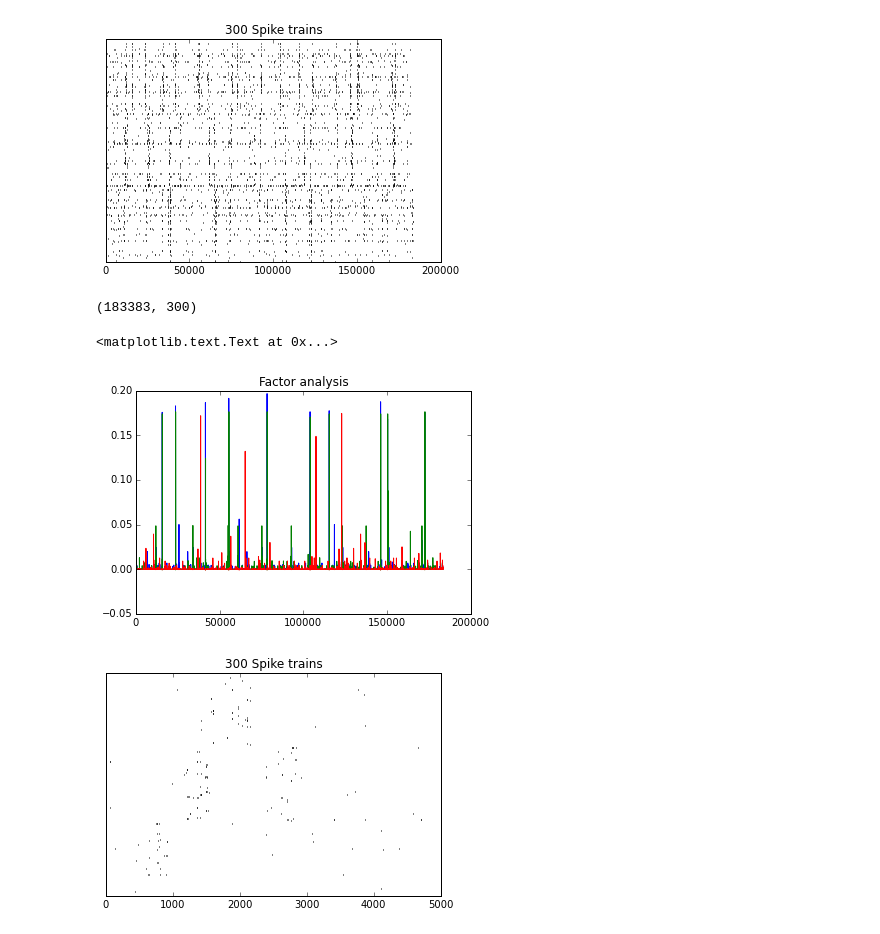
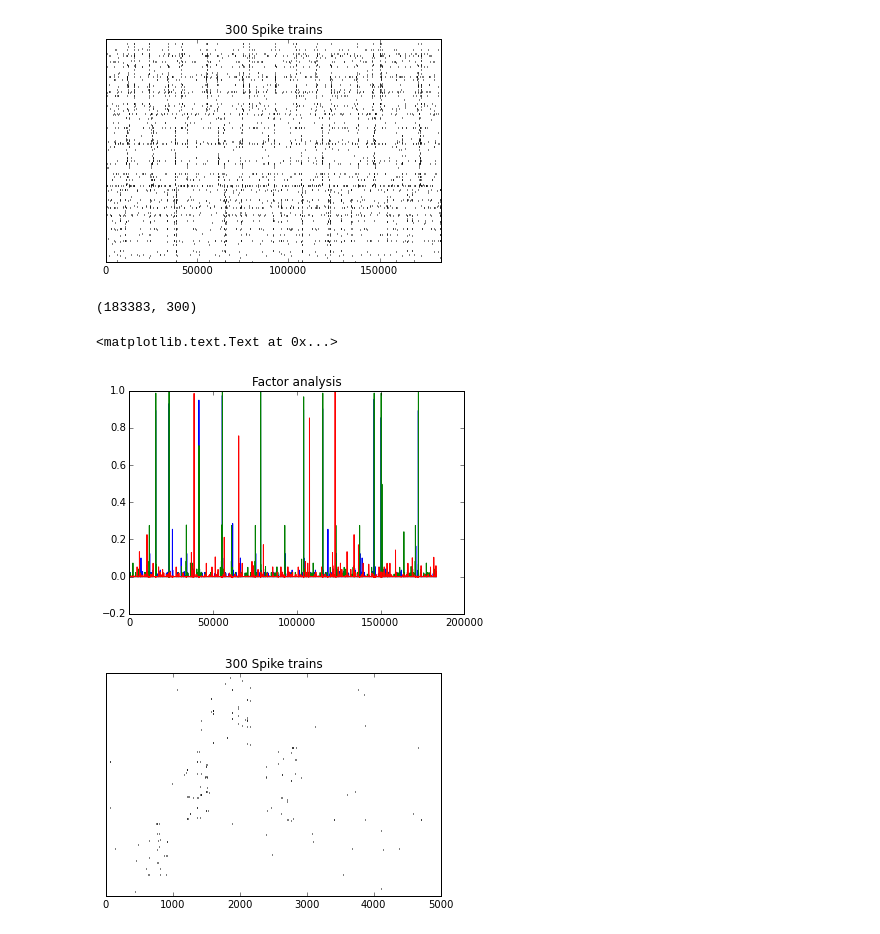
Before and after one commit to catniplab/vlgp, a Jupyter notebook: Giancarlo.ipynb, the cells around one changed output. Drawn from its saved outputs; the diff is of its cells as text; code cells hidden in the pictures.

```diff
--- a/Giancarlo.ipynb
+++ b/Giancarlo.ipynb
@@ -25,14 +31,15 @@ y = matfile['x'][:, 50:]
 # %%
 T, N = y.shape
 figure()
+xlim(0, T)
 ylim(0, N)
 for n in range(N):
     vlines(np.arange(T)[y[:, n] > 0], n, n + 1, color='black')
 title('{} Spike trains'.format(N))
 yticks([])
 gca().invert_yaxis()
 # %% [output]
-[figure, old version]
+[figure, new version]
 # %%
 T, N
 # %% [output]
@@ -44,15 +51,15 @@ m0 = fa.fit_transform(y)
 a0 = fa.components_
 for l in range(L):
     m0[:, l] -= np.mean(m0[:, l])
-    m0[:, l] *= np.linalg.norm(a0[l, :]) / np.sqrt(N)
-    a0[l, :] /= np.linalg.norm(a0[l, :]) / np.sqrt(N)
+    a0[l, :] *= np.linalg.norm(m0[:, l], ord=np.inf)
+    m0[:, l] /= np.linalg.norm(m0[:, l], ord=np.inf)
 
 figure()
 plot(m0)
 title('Factor analysis')
 # %% [output]
 <matplotlib.text.Text at 0x...>
-[figure, old version]
+[figure, new version]
 # %%
 segment = np.arange(10000, 15000)
 figure()
```
Also changed, not shown: parts of 4 cells of this notebook, 5 other files.
